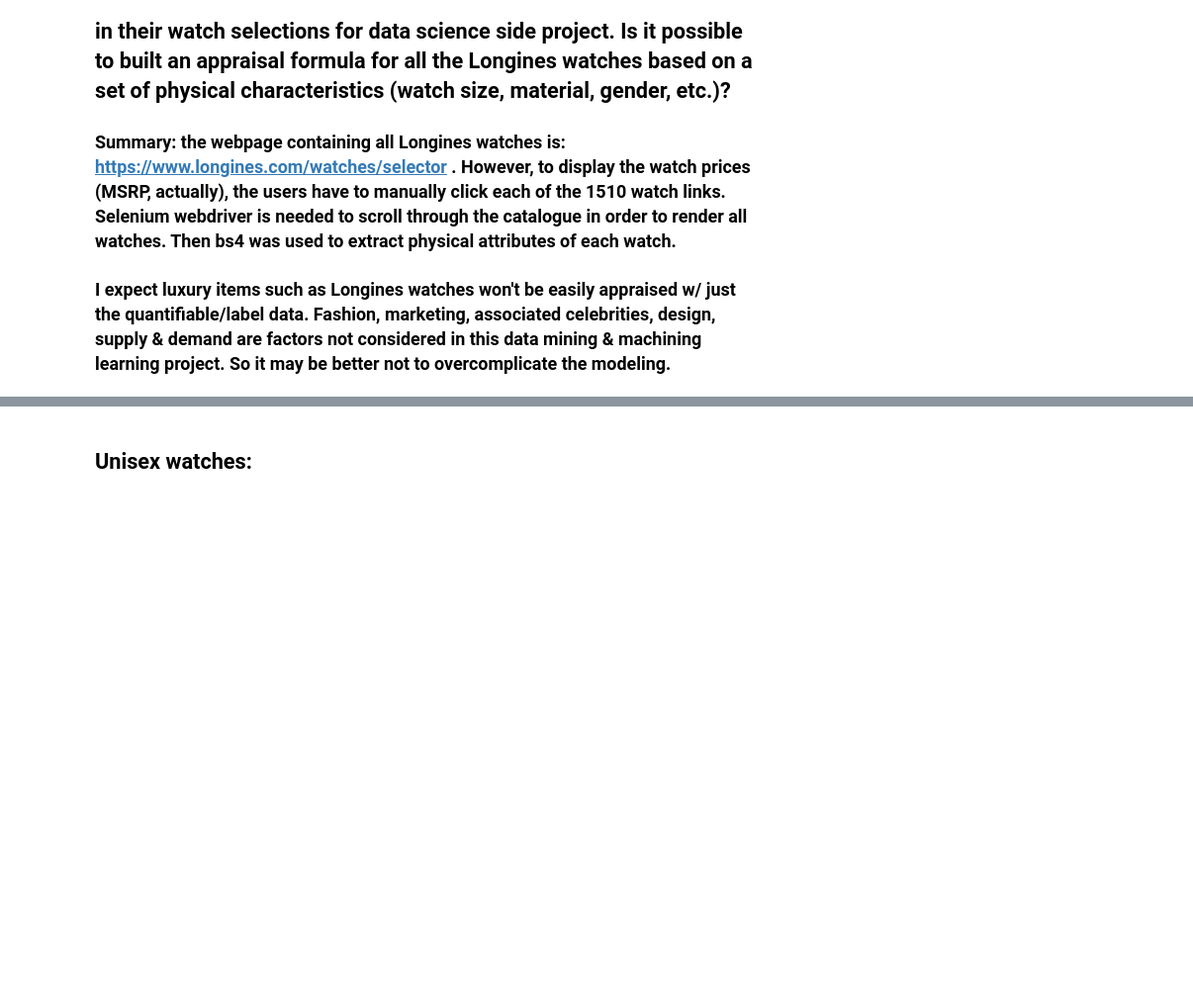
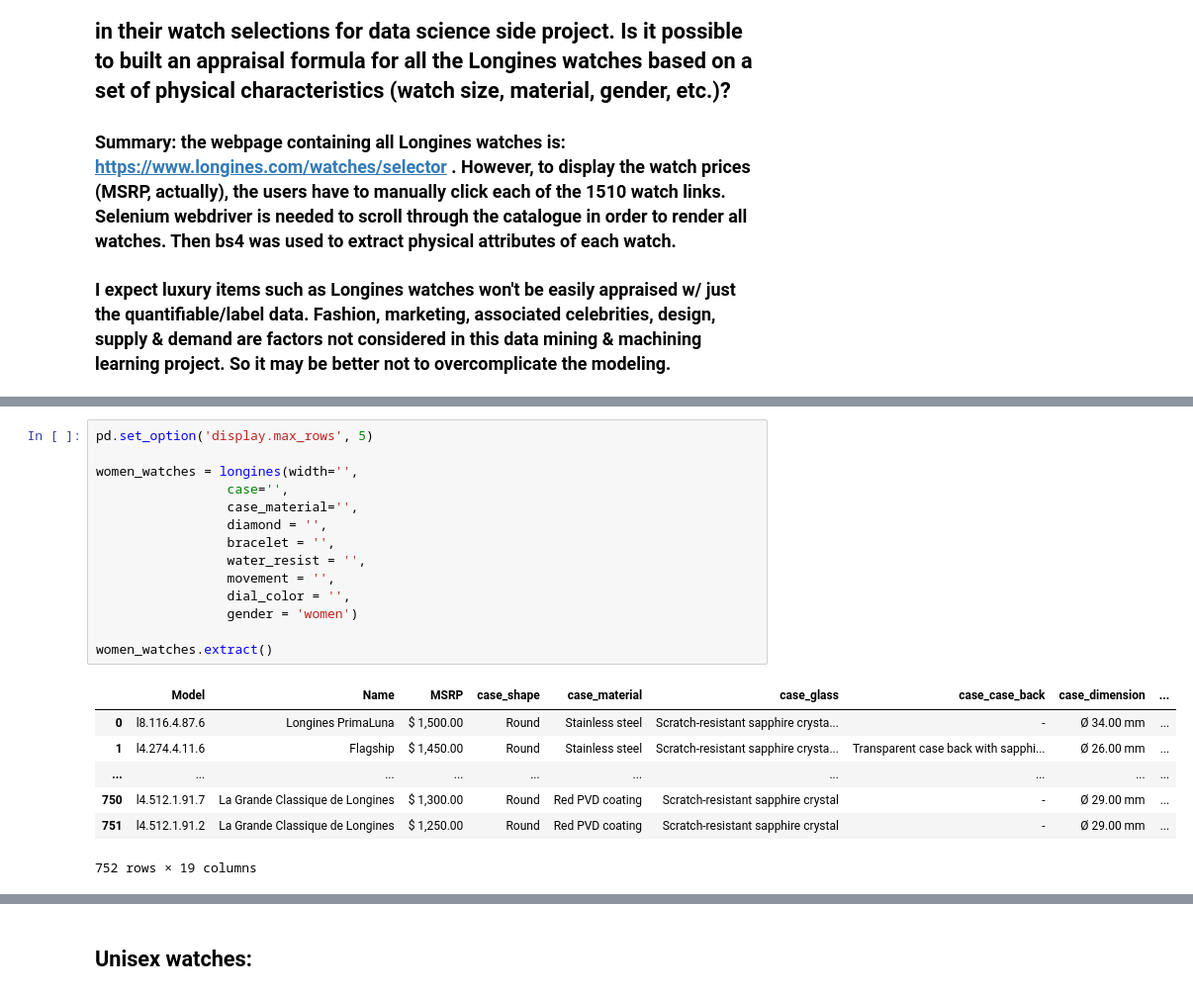
Before and after one commit to Zhong3D/hobby_project, a Jupyter notebook: Guess Watch Prices/Longines Watches.ipynb, the cells around one changed output, grey strips where cells are left out. Shown: that part at 99% size. Saved outputs shown, nothing was run; the diff lists cells and outputs as text; blank space fills up the shorter version.

```diff
--- a/Guess Watch Prices/Longines Watches.ipynb
+++ b/Guess Watch Prices/Longines Watches.ipynb
@@ -40,3 +252,25 @@ Searching watches completed.
+# %%
+pd.set_option('display.max_rows', 5)
+
+women_watches = longines(width='',
+                 case='',
+                 case_material='',
+                 diamond = '',
+                 bracelet = '',
+                 water_resist = '',
+                 movement = '',
+                 dial_color = '',
+                 gender = 'women')
+
+women_watches.extract()
+# %% [output]
+|  | Model | Name | MSRP | case_shape | case_material | case_glass | case_case_back | case_dimension | ... |
+| 0 | l8.116.4.87.6 | Longines PrimaLuna | $ 1,500.00 | Round | Stainless steel | Scratch-resistant sapphire crysta... | - | Ø 34.00 mm | ... |
+| 1 | l4.274.4.11.6 | Flagship | $ 1,450.00 | Round | Stainless steel | Scratch-resistant sapphire crysta... | Transparent case back with sapphi... | Ø 26.00 mm | ... |
+| ... | ... | ... | ... | ... | ... | ... | ... | ... | ... |
+| 750 | l4.512.1.91.7 | La Grande Classique de Longines | $ 1,300.00 | Round | Red PVD coating | Scratch-resistant sapphire crystal | - | Ø 29.00 mm | ... |
+| 751 | l4.512.1.91.2 | La Grande Classique de Longines | $ 1,250.00 | Round | Red PVD coating | Scratch-resistant sapphire crystal | - | Ø 29.00 mm | ... |
+752 rows × 19 columns
 # %%
 pd.set_option('display.max_rows', 50)
 MSRP_int = []
```
Also changed, not shown: parts of 14 cells of this notebook.
